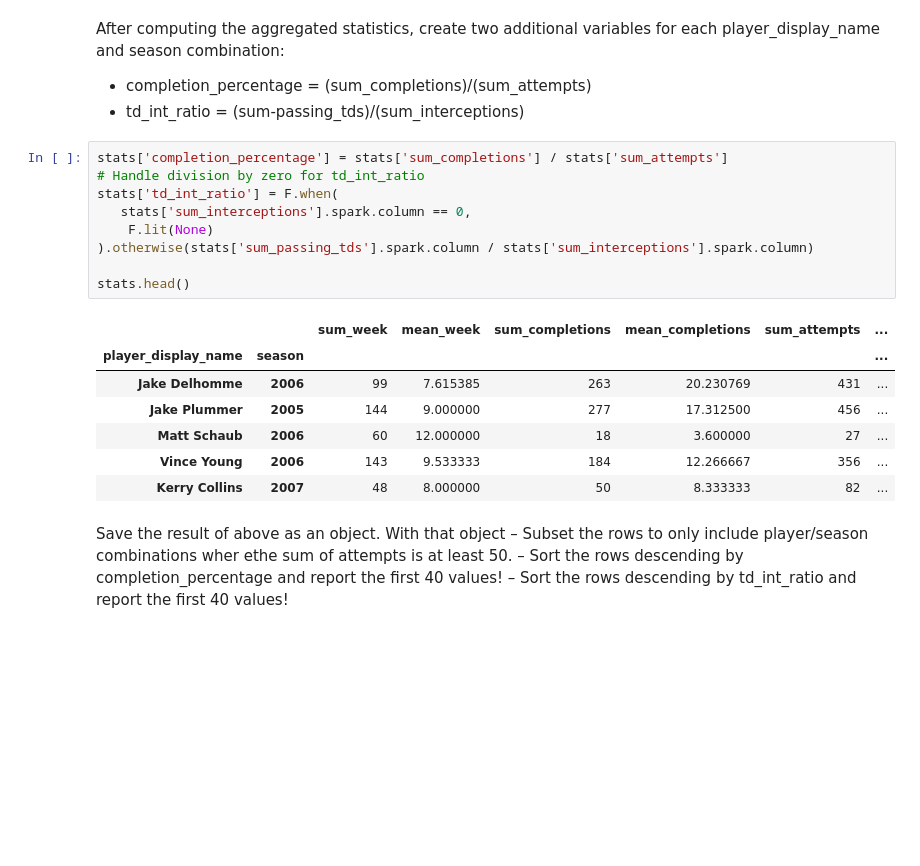
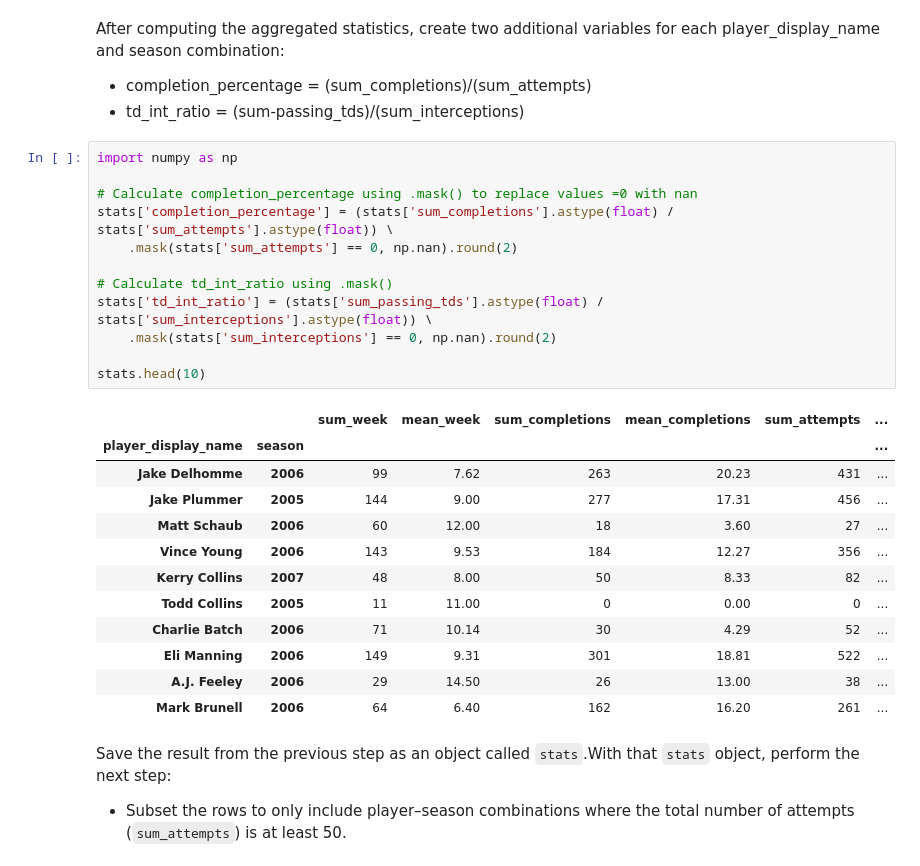
Before and after one commit to hzhoujoy/ST554_Project2, a Jupyter notebook: project2.ipynb, the cells around one changed output. Cells and saved outputs as stored; diff of their text form; blank space fills up the shorter version.

```diff
--- a/project2.ipynb
+++ b/project2.ipynb
@@ -1070,26 +1042,31 @@ stats.head()
 After computing the aggregated statistics, create two additional variables for each player_display_name and season combination:
 - completion_percentage = (sum_completions)/(sum_attempts)
 - td_int_ratio = (sum-passing_tds)/(sum_interceptions)
-# %%
-stats['completion_percentage'] = stats['sum_completions'] / stats['sum_attempts']
-# Handle division by zero for td_int_ratio
-stats['td_int_ratio'] = F.when(
-   stats['sum_interceptions'].spark.column == 0,
-    F.lit(None)
-).otherwise(stats['sum_passing_tds'].spark.column / stats['sum_interceptions'].spark.column)
-
-stats.head()
-# %% [output]
-|  |  | sum_week | mean_week | sum_completions | mean_completions | sum_attempts | ... |
-| player_display_name | season |  |  |  |  |  | ... |
-| Jake Delhomme | 2006 | 99 | 7.615385 | 263 | 20.230769 | 431 | ... |
-| Jake Plummer | 2005 | 144 | 9.000000 | 277 | 17.312500 | 456 | ... |
-| Matt Schaub | 2006 | 60 | 12.000000 | 18 | 3.600000 | 27 | ... |
-| Vince Young | 2006 | 143 | 9.533333 | 184 | 12.266667 | 356 | ... |
-| Kerry Collins | 2007 | 48 | 8.000000 | 50 | 8.333333 | 82 | ... |
+# %%
+import numpy as np
+
+# Calculate completion_percentage using .mask() to replace values =0 with nan
+stats['completion_percentage'] = (stats['sum_completions'].astype(float) / stats['sum_attempts'].astype(float)) \
+    .mask(stats['sum_attempts'] == 0, np.nan).round(2)
+
+# Calculate td_int_ratio using .mask()
+stats['td_int_ratio'] = (stats['sum_passing_tds'].astype(float) / stats['sum_interceptions'].astype(float)) \
+    .mask(stats['sum_interceptions'] == 0, np.nan).round(2)
+
+stats.head(10)
+# %% [output]
+|  |  | sum_week | mean_week | sum_completions | mean_completions | sum_attempts | ... |
+| player_display_name | season |  |  |  |  |  | ... |
+| Jake Delhomme | 2006 | 99 | 7.62 | 263 | 20.23 | 431 | ... |
+| Jake Plummer | 2005 | 144 | 9.00 | 277 | 17.31 | 456 | ... |
+| Matt Schaub | 2006 | 60 | 12.00 | 18 | 3.60 | 27 | ... |
+| Vince Young | 2006 | 143 | 9.53 | 184 | 12.27 | 356 | ... |
+| Kerry Collins | 2007 | 48 | 8.00 | 50 | 8.33 | 82 | ... |
+| Todd Collins | 2005 | 11 | 11.00 | 0 | 0.00 | 0 | ... |
+| Charlie Batch | 2006 | 71 | 10.14 | 30 | 4.29 | 52 | ... |
+| Eli Manning | 2006 | 149 | 9.31 | 301 | 18.81 | 522 | ... |
+| A.J. Feeley | 2006 | 29 | 14.50 | 26 | 13.00 | 38 | ... |
+| Mark Brunell | 2006 | 64 | 6.40 | 162 | 16.20 | 261 | ... |
 # %% [markdown]
-Save the result of above as an object. With that object
-– Subset the rows to only include player/season combinations wher ethe sum of attempts is at least
-50.
-– Sort the rows descending by completion_percentage and report the first 40 values!
-– Sort the rows descending by td_int_ratio and report the first 40 values!
+Save the result from the previous step as an object called `stats`.With that `stats` object, perform the next step:
+- Subset the rows to only include player–season combinations where the total number of attempts (`sum_attempts`) is at least 50.
```
Also changed, not shown: parts of 33 cells of this notebook.
